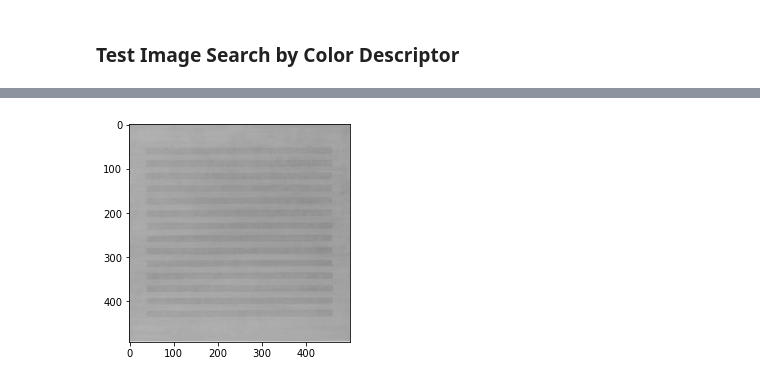
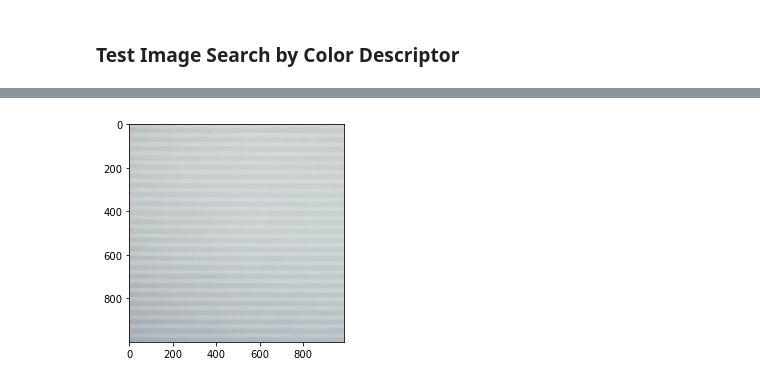
Before and after one commit to AndrewMarksArt/Content_Based_Image_Retrieval_System, a Jupyter notebook: ColorDescriptorPrototype.ipynb, the cells around one changed output, grey strips where cells are left out. Drawn from its saved outputs; the diff is of its cells as text; code cells hidden in the pictures.

```diff
--- a/ColorDescriptorPrototype.ipynb
+++ b/ColorDescriptorPrototype.ipynb
@@ -305,7 +305,8 @@ class SimilarityRanking:
 cd = ColorDescriptors((8, 12, 3))
 # %%
 # set an image to query
-query = cv2.imread('Paintings/1983.001.png')
+painting = 'Paintings/1985.024.png'
+query = cv2.imread(painting)
 features = cd.describe(query)
 # %%
 # perform the search
@@ -331,5 +343,5 @@ results
 # %%
-img = Image.open('Paintings/1983.008.png')
+img = Image.open(painting)
 plt.imshow(img);
 # %% [output]
-[figure, old version]
+[figure, new version]
```
Also changed, not shown: parts of 20 cells of this notebook, 6 other files.
